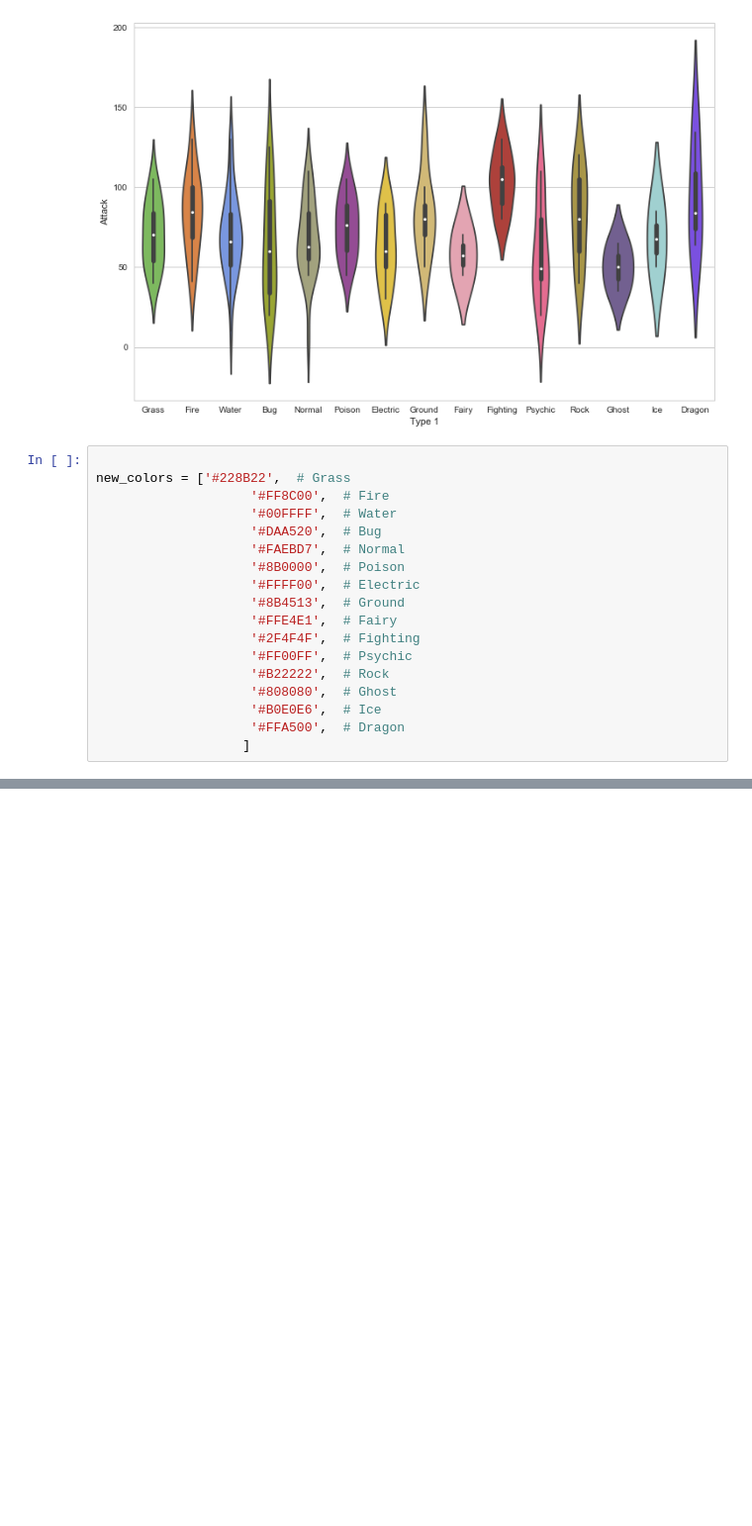
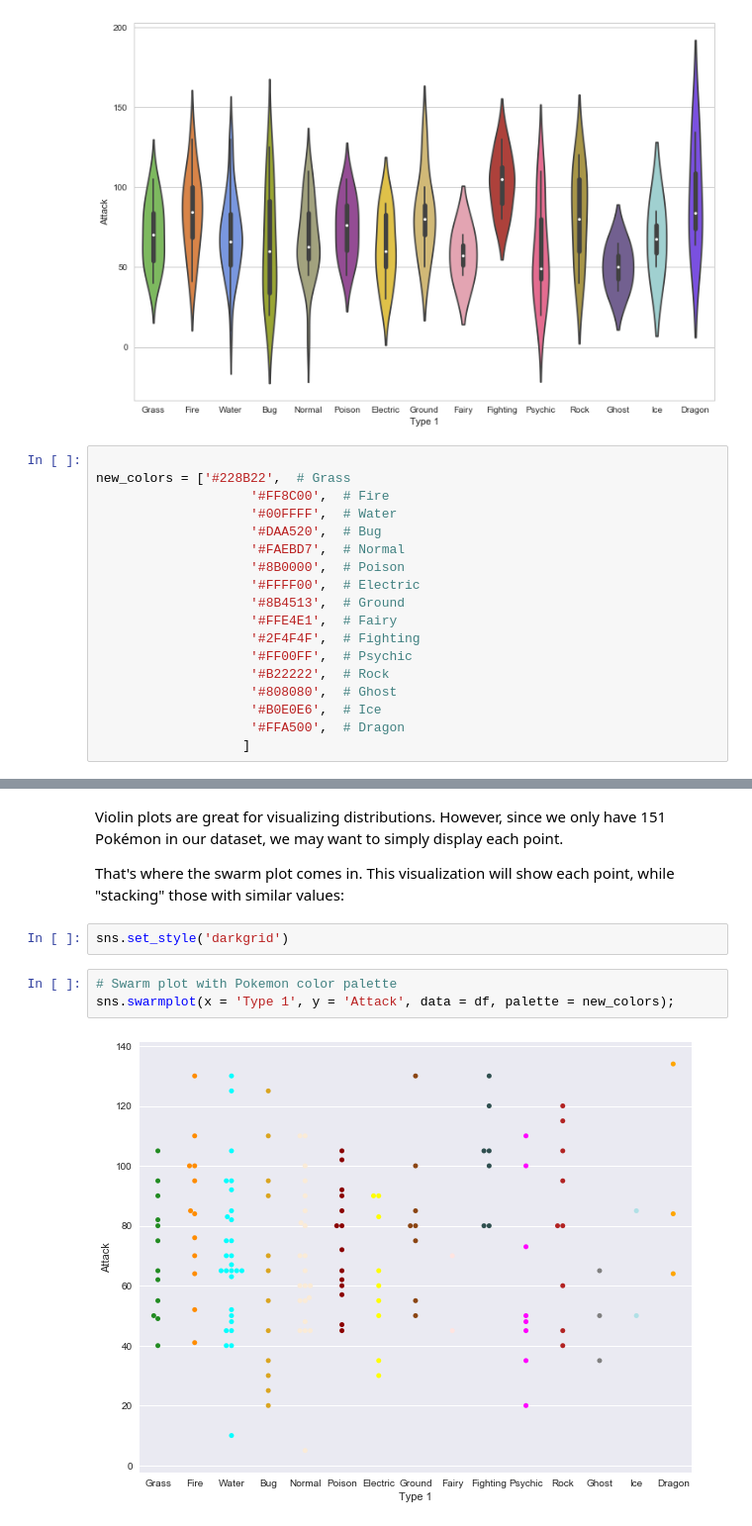
Before and after one commit to jeswingeorge/Learning-seaborn, a Jupyter notebook: Learning_seaborn-1.ipynb, the cells around one changed output, grey strips where cells are left out. Shown at 99% size. Saved outputs shown, nothing was run; the diff lists cells and outputs as text; blank space fills up the shorter version.

```diff
--- a/Learning_seaborn-1.ipynb
+++ b/Learning_seaborn-1.ipynb
@@ -200,2 +204,13 @@ plt.savefig("Palette_mine.png", dpi=400)
 # %% [output]
 [figure]
+# %% [markdown]
+Violin plots are great for visualizing distributions. However, since we only have 151 Pokémon in our dataset, we may want to simply display each point.
+
+That's where the swarm plot comes in. This visualization will show each point, while "stacking" those with similar values:
+# %%
+sns.set_style('darkgrid')
+# %%
+# Swarm plot with Pokemon color palette
+sns.swarmplot(x = 'Type 1', y = 'Attack', data = df, palette = new_colors);
+# %% [output]
+[figure, added]
```
Also changed, not shown: parts of 48 cells of this notebook.
